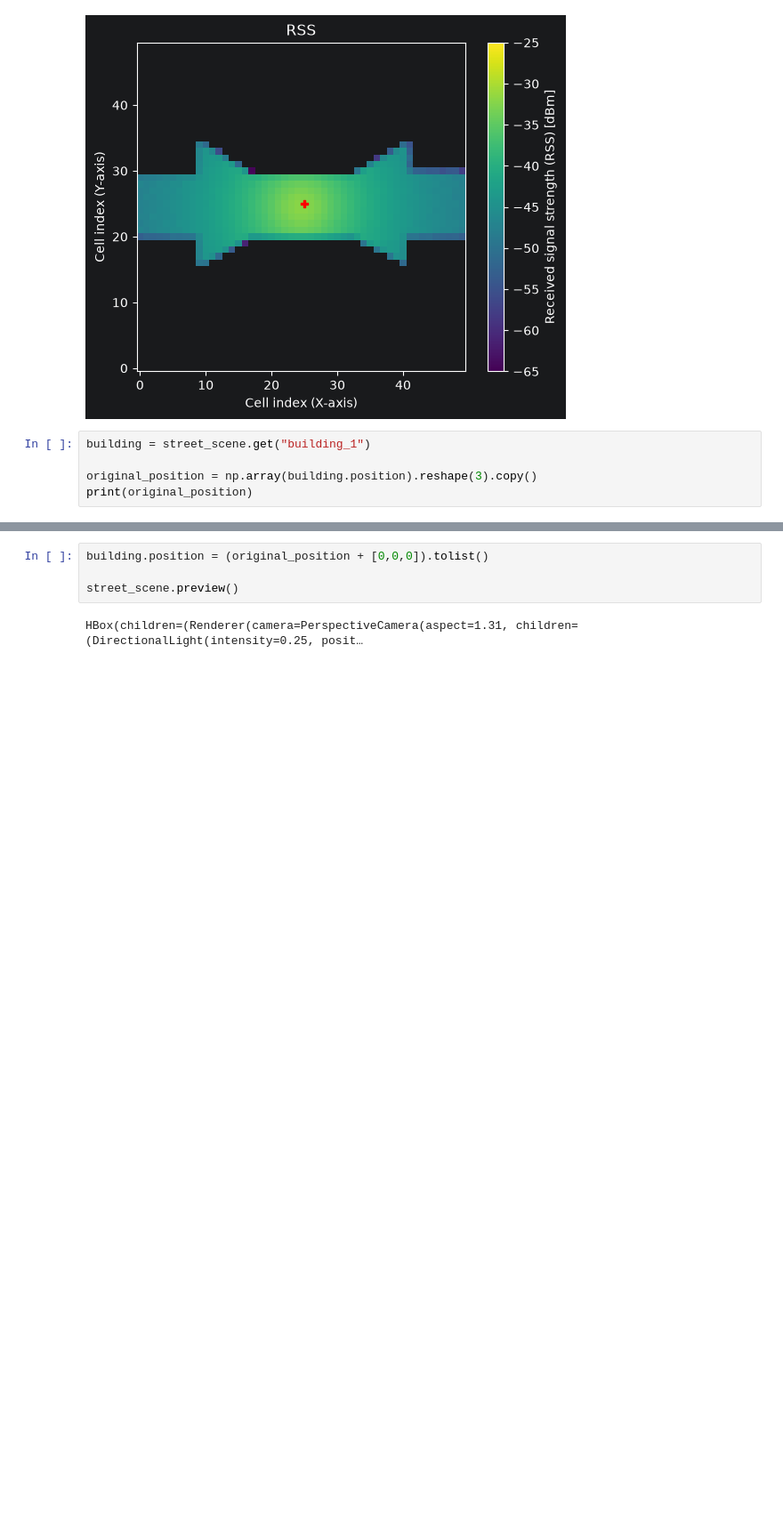
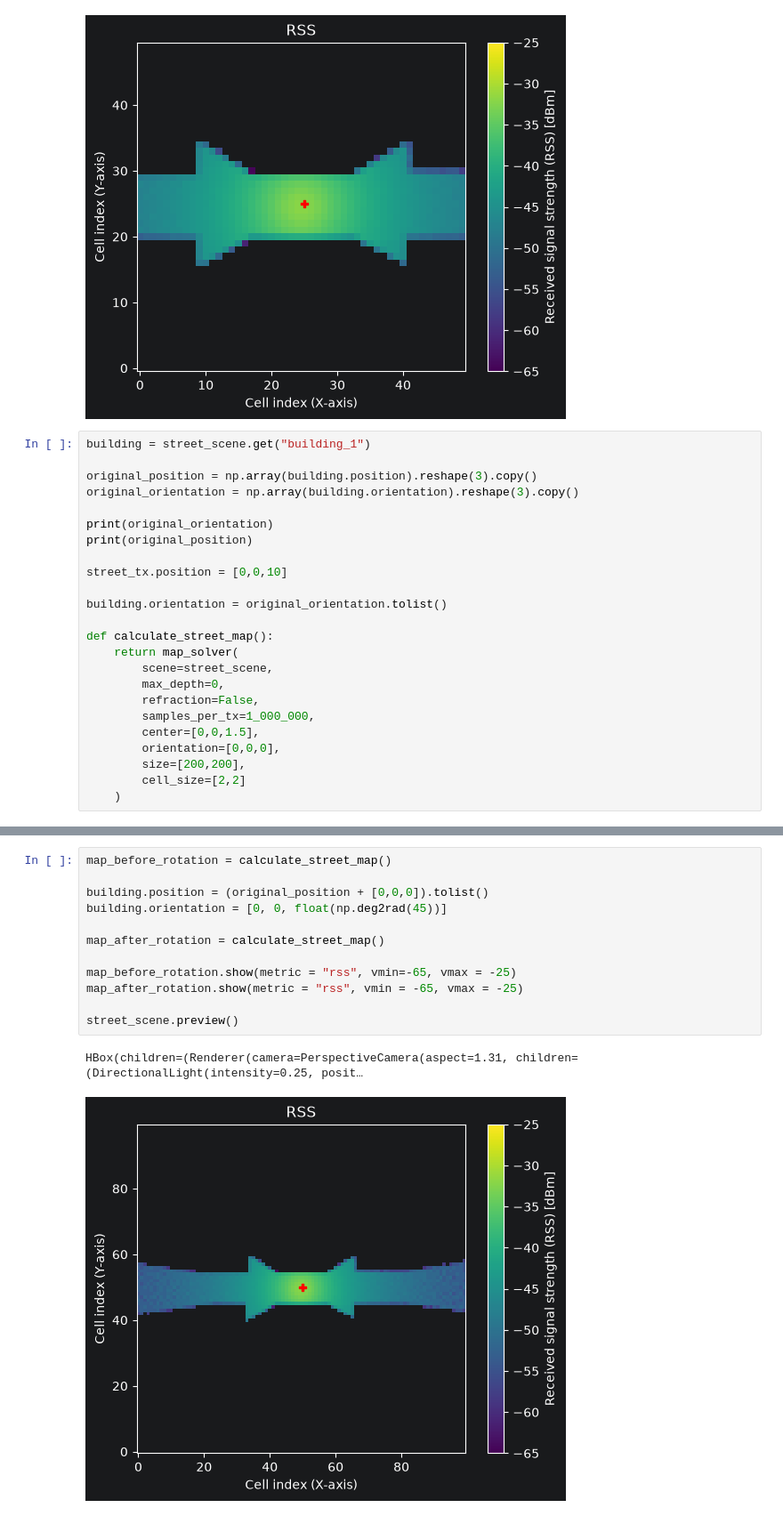
Before and after one commit to yexur3/learning-notes, a Jupyter notebook: python-projects/practice-python-and-sionna-study/practice.ipynb, the cells around one changed output, grey strips where cells are left out. Shown at 89% size. Saved outputs shown, nothing was run; the diff lists cells and outputs as text; blank space fills up the shorter version.

Commit message:
make buildings turn

```diff
--- a/python-projects/practice-python-and-sionna-study/practice.ipynb
+++ b/python-projects/practice-python-and-sionna-study/practice.ipynb
@@ -421,5 +421,24 @@ HBox(children=(Renderer(camera=PerspectiveCamera(aspect=1.31, children=(Directio
 building = street_scene.get("building_1")
 
 original_position = np.array(building.position).reshape(3).copy()
+original_orientation = np.array(building.orientation).reshape(3).copy()
+
+print(original_orientation)
 print(original_position)
+
+street_tx.position = [0,0,10]
+
+building.orientation = original_orientation.tolist()
+
+def calculate_street_map():
+    return map_solver(
+        scene=street_scene,
+        max_depth=0,
+        refraction=False,
+        samples_per_tx=1_000_000,
+        center=[0,0,1.5],
+        orientation=[0,0,0],
+        size=[200,200],
+        cell_size=[2,2]
+    )
 # %% [output]
@@ -426,7 +446,16 @@ print(original_position)
 [-46.546898 -22.556488  10.892333]
 # %%
+map_before_rotation = calculate_street_map()
+
 building.position = (original_position + [0,0,0]).tolist()
+building.orientation = [0, 0, float(np.deg2rad(45))]
+
+map_after_rotation = calculate_street_map()
+
+map_before_rotation.show(metric = "rss", vmin=-65, vmax = -25)
+map_after_rotation.show(metric = "rss", vmin = -65, vmax = -25)
 
 street_scene.preview()
 # %% [output]
 HBox(children=(Renderer(camera=PerspectiveCamera(aspect=1.31, children=(DirectionalLight(intensity=0.25, posit…
+[figure, added]
```
Also changed, not shown: parts of 2 cells of this notebook.
